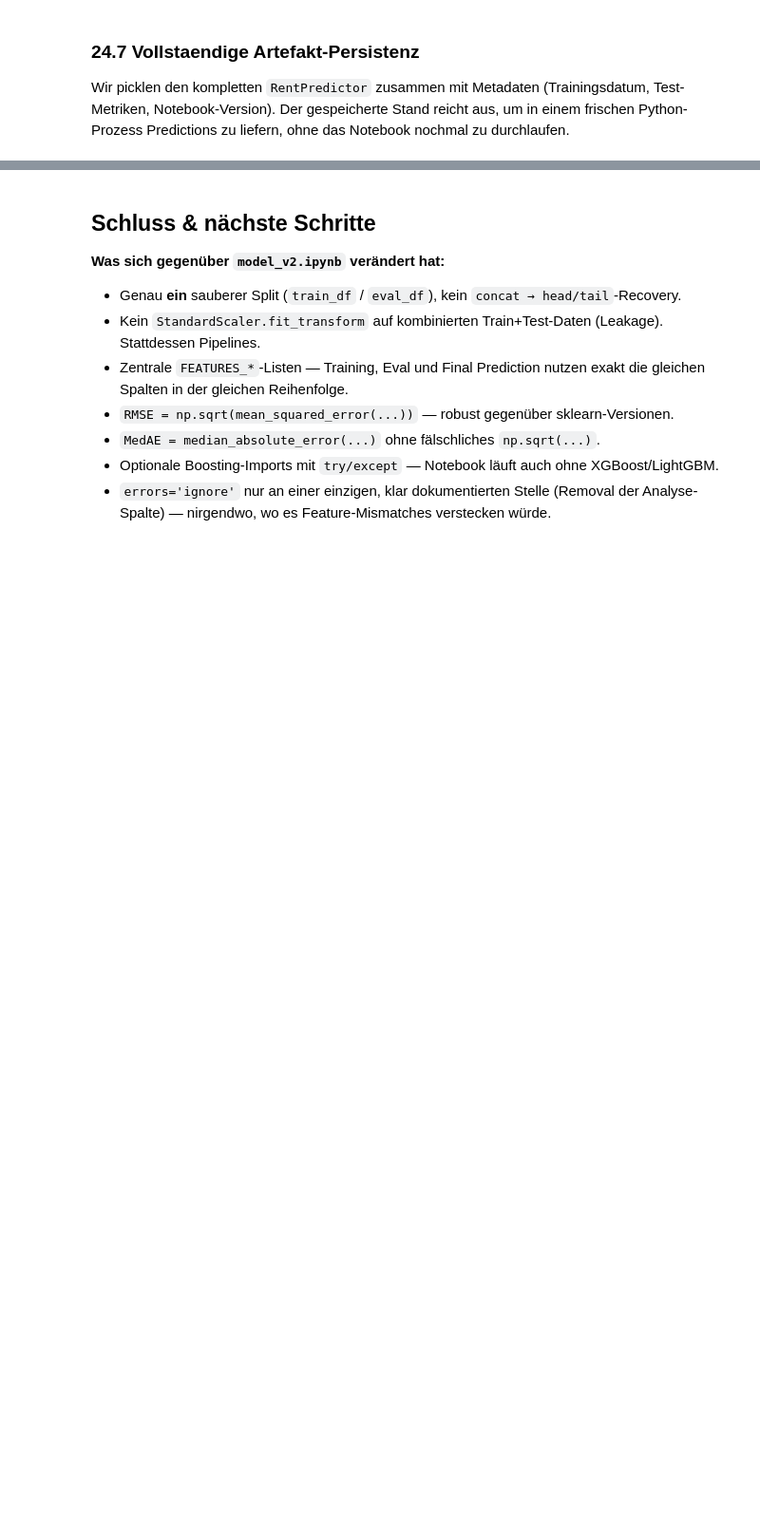
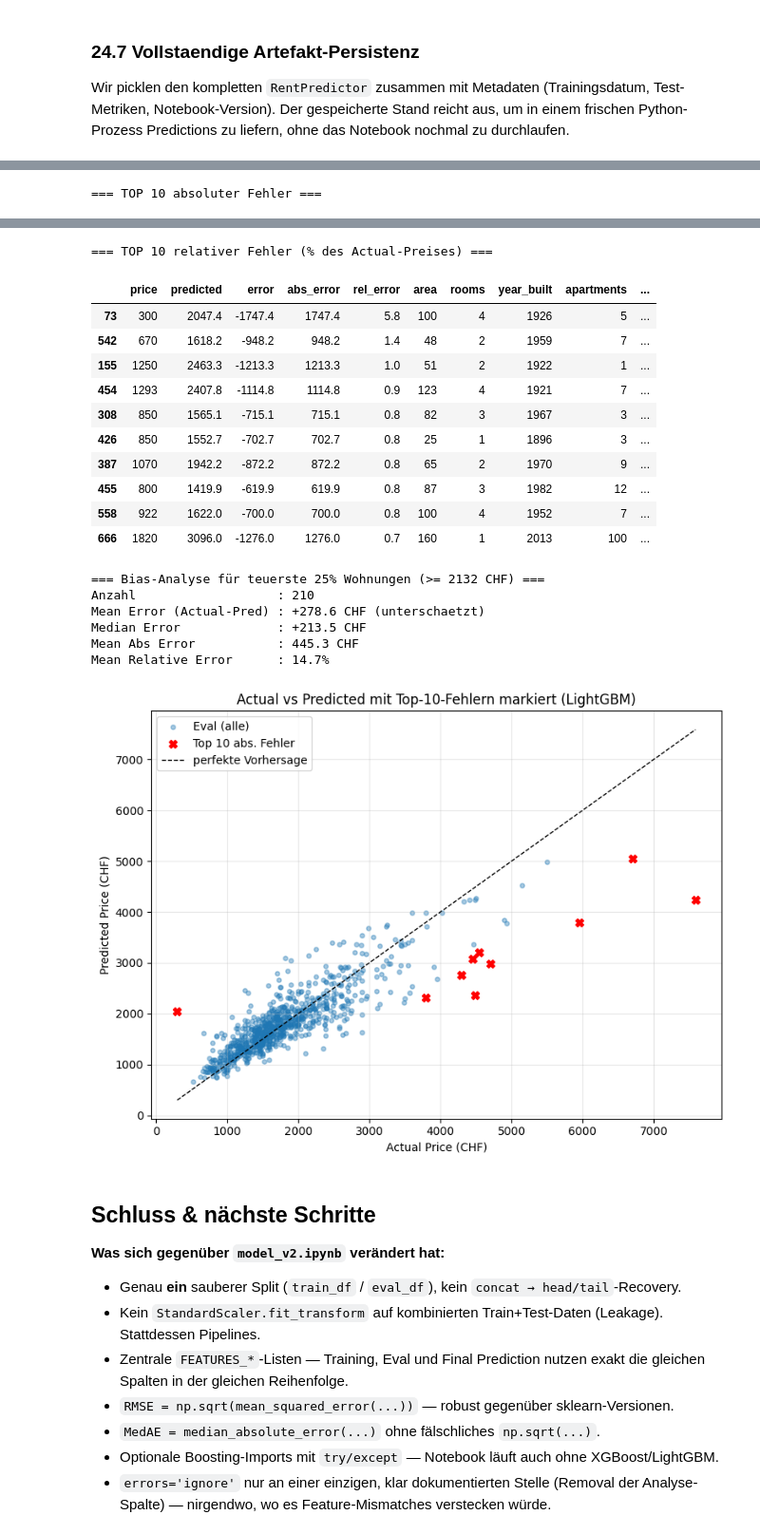
Before and after one commit to wadafacc/dspro1, a Jupyter notebook: src/notebooks/model_v3_clean.ipynb, the cells around one changed output, grey strips where cells are left out. Shown at 95% size. Saved outputs shown, nothing was run; the diff lists cells and outputs as text; code cells hidden in the pictures; blank space fills up the shorter version.

```diff
--- a/src/notebooks/model_v3_clean.ipynb
+++ b/src/notebooks/model_v3_clean.ipynb
@@ -3668,0 +3799,53 @@ True
+# %%
+# Wir nutzen den eval_results-DataFrame aus Kap. 16, ergänzt um die
+# tatsächlichen Feature-Werte für jede Zeile, damit wir das Profil sehen.
+
+y_pred_eval_full = main_cache[best_name]['eval']
+diagnostic_df = eval_df.copy().reset_index(drop=True)
+diagnostic_df['predicted']  = y_pred_eval_full
+diagnostic_df['error']      = diagnostic_df[TARGET_COL] - diagnostic_df['predicted']
+diagnostic_df['abs_error']  = diagnostic_df['error'].abs()
+diagnostic_df['rel_error']  = diagnostic_df['abs_error'] / diagnostic_df[TARGET_COL]
+
+# Top-10 absoluter Fehler
+print('=== TOP 10 absoluter Fehler ===')
+top_abs = diagnostic_df.nlargest(10, 'abs_error')
+show_cols_abs = [TARGET_COL, 'predicted', 'error', 'abs_error', 'rel_error',
+                 'area', 'rooms', 'year_built', 'apartments', 'land_area']
+show_cols_abs = [c for c in show_cols_abs if c in top_abs.columns]
+display(top_abs[show_cols_abs].round(1))
+
+# Top-10 relativer Fehler (in Prozent)
+print('\n=== TOP 10 relativer Fehler (% des Actual-Preises) ===')
+top_rel = diagnostic_df.nlargest(10, 'rel_error')
+display(top_rel[show_cols_abs].round(1))
+
+# Statistik nach Vorzeichen — unter- oder überschätzt das Modell teure Wohnungen?
+expensive_threshold = diagnostic_df[TARGET_COL].quantile(0.75)
+expensive = diagnostic_df[diagnostic_df[TARGET_COL] >= expensive_threshold]
+print(f'\n=== Bias-Analyse für teuerste 25% Wohnungen (>= {expensive_threshold:.0f} CHF) ===')
+print(f'Anzahl                   : {len(expensive)}')
+print(f'Mean Error (Actual-Pred) : {expensive["error"].mean():+.1f} CHF '
+      f'({"unterschaetzt" if expensive["error"].mean() > 0 else "ueberschaetzt"})')
+print(f'Median Error             : {expensive["error"].median():+.1f} CHF')
+print(f'Mean Abs Error           : {expensive["abs_error"].mean():.1f} CHF')
+print(f'Mean Relative Error      : {expensive["rel_error"].mean()*100:.1f}%')
+
+# Plot: Actual vs Predicted, mit teuren Wohnungen hervorgehoben
+fig, ax = plt.subplots(figsize=(8, 6))
+ax.scatter(diagnostic_df[TARGET_COL], diagnostic_df['predicted'],
+           alpha=0.4, s=15, label='Eval (alle)')
+ax.scatter(top_abs[TARGET_COL], top_abs['predicted'],
+           color='red', s=50, marker='X', label='Top 10 abs. Fehler', zorder=5)
+lo = float(min(diagnostic_df[TARGET_COL].min(), diagnostic_df['predicted'].min()))
+hi = float(max(diagnostic_df[TARGET_COL].max(), diagnostic_df['predicted'].max()))
+ax.plot([lo, hi], [lo, hi], 'k--', linewidth=1, label='perfekte Vorhersage')
+ax.set_xlabel('Actual Price (CHF)')
+ax.set_ylabel('Predicted Price (CHF)')
+ax.set_title(f'Actual vs Predicted mit Top-10-Fehlern markiert ({best_name})')
+ax.legend()
+ax.grid(True, alpha=0.3)
+plt.tight_layout()
+plt.show()
+# %% [output]
+=== TOP 10 absoluter Fehler ===
@@ -3669,3 +3863,22 @@ True
+=== TOP 10 relativer Fehler (% des Actual-Preises) ===
+|  | price | predicted | error | abs_error | rel_error | area | rooms | year_built | apartments | ... |
+| 73 | 300 | 2047.4 | -1747.4 | 1747.4 | 5.8 | 100 | 4 | 1926 | 5 | ... |
+| 542 | 670 | 1618.2 | -948.2 | 948.2 | 1.4 | 48 | 2 | 1959 | 7 | ... |
+| 155 | 1250 | 2463.3 | -1213.3 | 1213.3 | 1.0 | 51 | 2 | 1922 | 1 | ... |
+| 454 | 1293 | 2407.8 | -1114.8 | 1114.8 | 0.9 | 123 | 4 | 1921 | 7 | ... |
+| 308 | 850 | 1565.1 | -715.1 | 715.1 | 0.8 | 82 | 3 | 1967 | 3 | ... |
+| 426 | 850 | 1552.7 | -702.7 | 702.7 | 0.8 | 25 | 1 | 1896 | 3 | ... |
+| 387 | 1070 | 1942.2 | -872.2 | 872.2 | 0.8 | 65 | 2 | 1970 | 9 | ... |
+| 455 | 800 | 1419.9 | -619.9 | 619.9 | 0.8 | 87 | 3 | 1982 | 12 | ... |
+| 558 | 922 | 1622.0 | -700.0 | 700.0 | 0.8 | 100 | 4 | 1952 | 7 | ... |
+| 666 | 1820 | 3096.0 | -1276.0 | 1276.0 | 0.7 | 160 | 1 | 2013 | 100 | ... |
+=== Bias-Analyse für teuerste 25% Wohnungen (>= 2132 CHF) ===
+Anzahl                   : 210
+Mean Error (Actual-Pred) : +278.6 CHF (unterschaetzt)
+Median Error             : +213.5 CHF
+Mean Abs Error           : 445.3 CHF
+Mean Relative Error      : 14.7%
+[figure, added]
 # %% [markdown]
 ## Schluss & nächste Schritte
 
```
Also changed, not shown: parts of 20 cells of this notebook, 20 other files.
